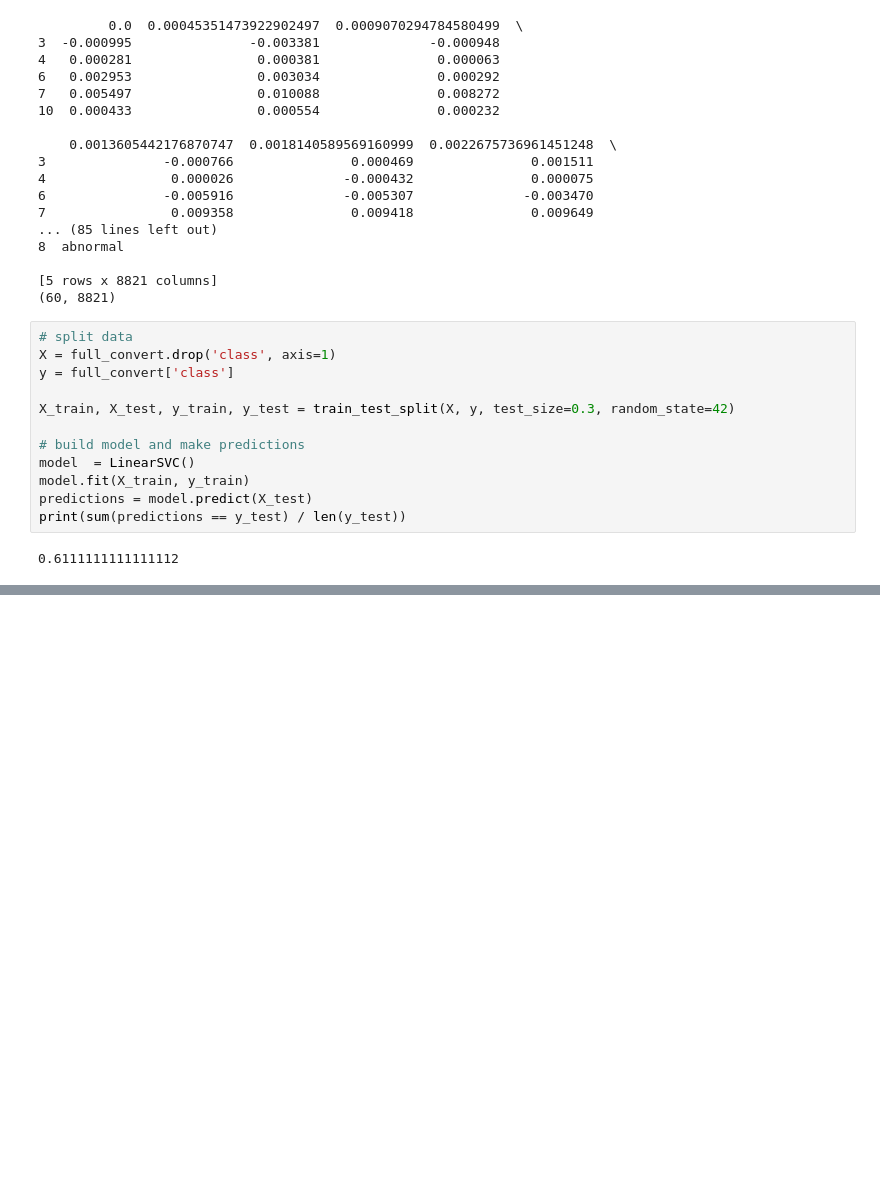
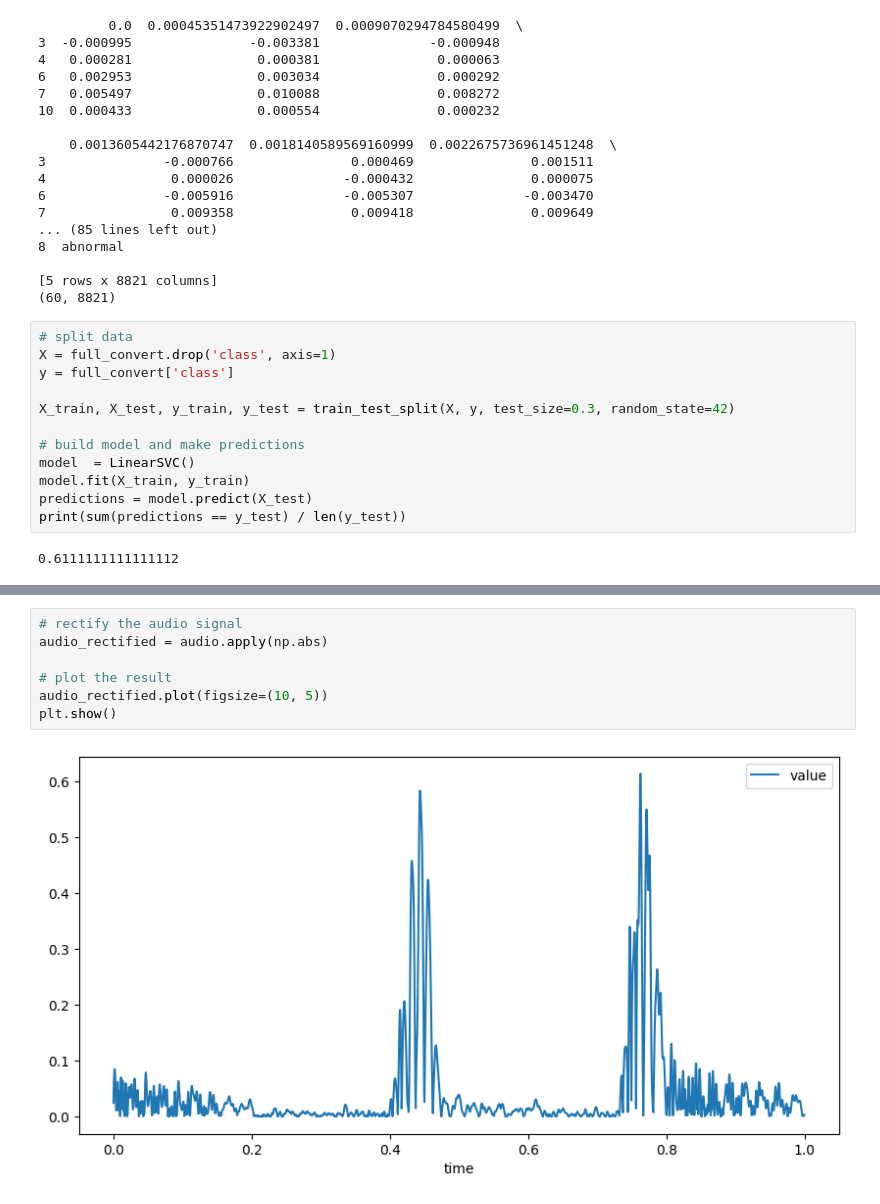
Before and after one commit to GuoweiYang19891101/datacamp_machine_learning_scientist_python, a Jupyter notebook: 9_time_series_data.ipynb, the cells around one changed output, grey strips where cells are left out. Cells and saved outputs as stored; diff of their text form; blank space fills up the shorter version.

```diff
--- a/9_time_series_data.ipynb
+++ b/9_time_series_data.ipynb
@@ -579,0 +612,9 @@ print(sum(predictions == y_test) / len(y_test))
+# %%
+# rectify the audio signal
+audio_rectified = audio.apply(np.abs)
+
+# plot the result
+audio_rectified.plot(figsize=(10, 5))
+plt.show()
+# %% [output]
+[figure, added]
```
Also changed, not shown: parts of 7 cells of this notebook.
